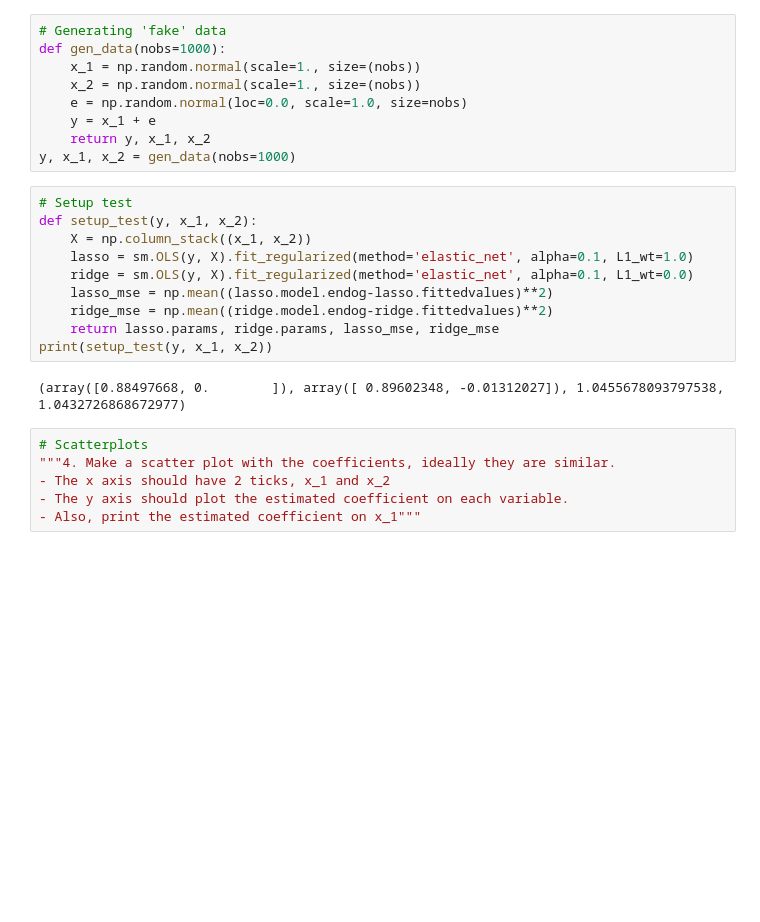
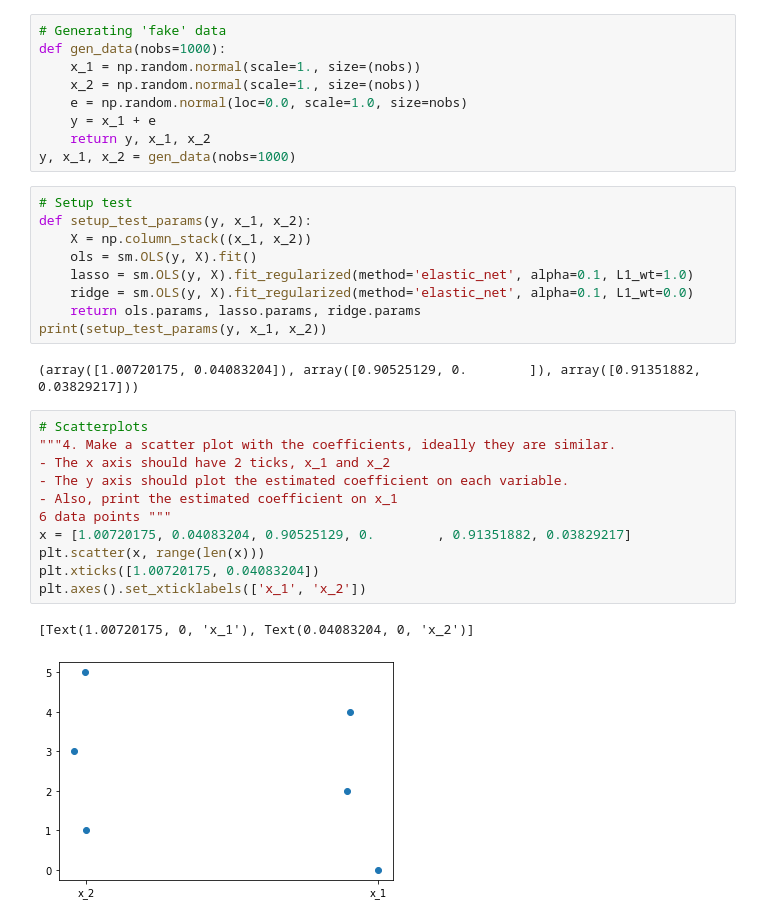
Before and after one commit to ericschulman/nonparam_vuong, a Jupyter notebook: lasso/lasso_est1.ipynb, the cells around one changed output. Drawn from its saved outputs; the diff is of its cells as text; blank space fills up the shorter version.

```diff
--- a/lasso/lasso_est1.ipynb
+++ b/lasso/lasso_est1.ipynb
@@ -13,19 +15,26 @@ def gen_data(nobs=1000):
 y, x_1, x_2 = gen_data(nobs=1000)
 # %%
 # Setup test
-def setup_test(y, x_1, x_2):
+def setup_test_params(y, x_1, x_2):
     X = np.column_stack((x_1, x_2))
+    ols = sm.OLS(y, X).fit()
     lasso = sm.OLS(y, X).fit_regularized(method='elastic_net', alpha=0.1, L1_wt=1.0)
     ridge = sm.OLS(y, X).fit_regularized(method='elastic_net', alpha=0.1, L1_wt=0.0)
-    lasso_mse = np.mean((lasso.model.endog-lasso.fittedvalues)**2)
-    ridge_mse = np.mean((ridge.model.endog-ridge.fittedvalues)**2)
-    return lasso.params, ridge.params, lasso_mse, ridge_mse
-print(setup_test(y, x_1, x_2))
+    return ols.params, lasso.params, ridge.params
+print(setup_test_params(y, x_1, x_2))
 # %% [output]
-(array([0.88497668, 0.        ]), array([ 0.89602348, -0.01312027]), 1.0455678093797538, 1.0432726868672977)
+(array([1.00720175, 0.04083204]), array([0.90525129, 0.        ]), array([0.91351882, 0.03829217]))
 # %%
 # Scatterplots
 """4. Make a scatter plot with the coefficients, ideally they are similar.
 - The x axis should have 2 ticks, x_1 and x_2
 - The y axis should plot the estimated coefficient on each variable.
-- Also, print the estimated coefficient on x_1"""
+- Also, print the estimated coefficient on x_1
+6 data points """
+x = [1.00720175, 0.04083204, 0.90525129, 0.        , 0.91351882, 0.03829217]
+plt.scatter(x, range(len(x)))
+plt.xticks([1.00720175, 0.04083204])
+plt.axes().set_xticklabels(['x_1', 'x_2'])
+# %% [output]
+[Text(1.00720175, 0, 'x_1'), Text(0.04083204, 0, 'x_2')]
+[figure, added]
```
Also changed, not shown: parts of 6 cells of this notebook.
